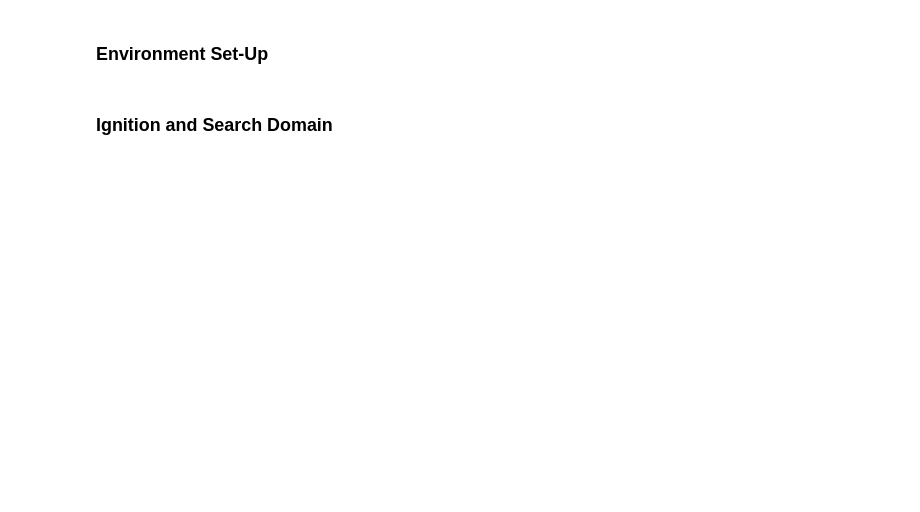
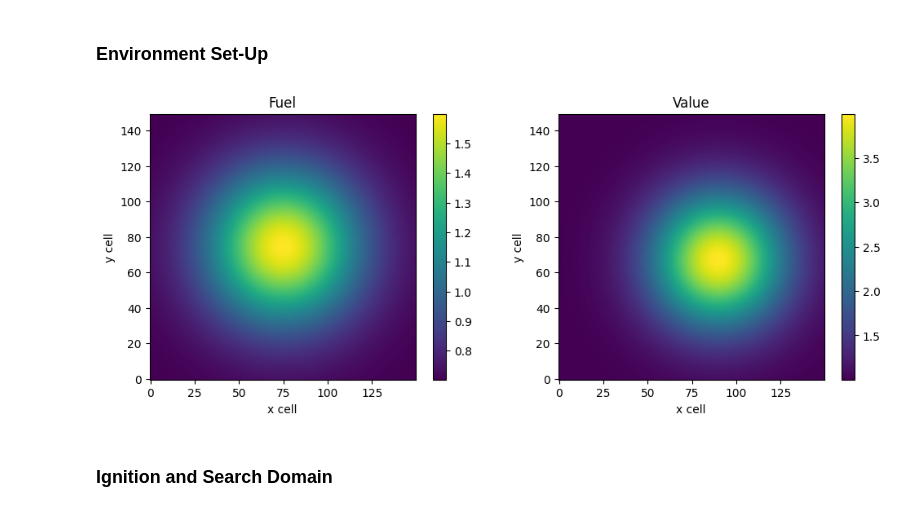
Before and after one commit to joshgreenwa/PyroFinsler, a Jupyter notebook: testing_CA_based_BO.ipynb, the cells around one changed output. Drawn from its saved outputs; the diff is of its cells as text; code cells hidden in the pictures; blank space fills up the shorter version.

```diff
--- a/testing_CA_based_BO.ipynb
+++ b/testing_CA_based_BO.ipynb
@@ -73,6 +73,22 @@ env = FireEnv(
 )
 
 ca_model = CAFireModel(env,seed=42)
+# %%
+fig, ax = plt.subplots(1, 2, figsize=(10, 4), constrained_layout=True)
+
+im0 = ax[0].imshow(fuel.T, origin="lower", aspect="equal")
+ax[0].set_title("Fuel")
+ax[0].set_xlabel("x cell"); ax[0].set_ylabel("y cell")
+fig.colorbar(im0, ax=ax[0], fraction=0.046)
+
+im1 = ax[1].imshow(value.T, origin="lower", aspect="equal")
+ax[1].set_title("Value")
+ax[1].set_xlabel("x cell"); ax[1].set_ylabel("y cell")
+fig.colorbar(im1, ax=ax[1], fraction=0.046)
+
+plt.show()
+# %% [output]
+[figure, added]
 # %% [markdown]
 ### Ignition and Search Domain
 # %%
```
Also changed, not shown: parts of 11 cells of this notebook, 3 other files.
